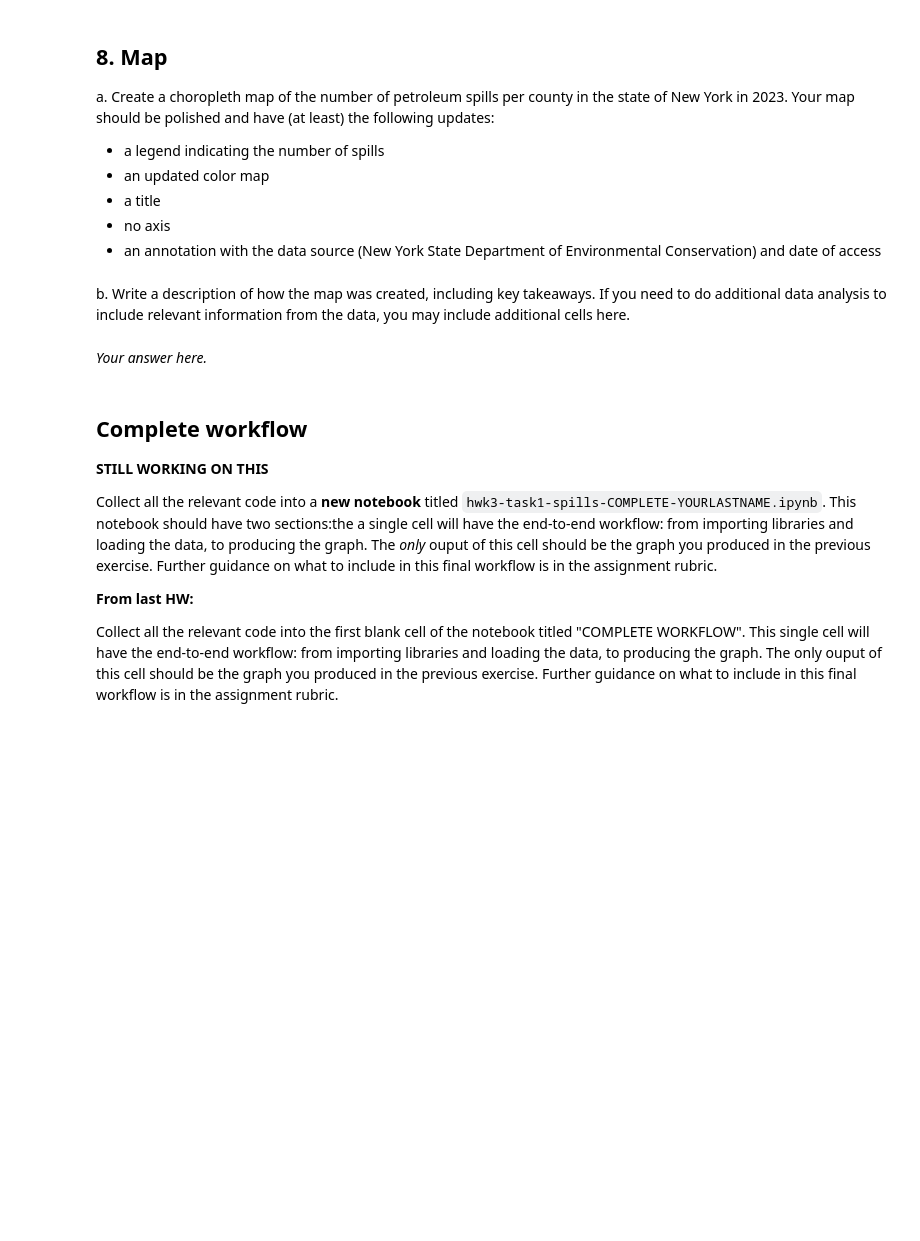
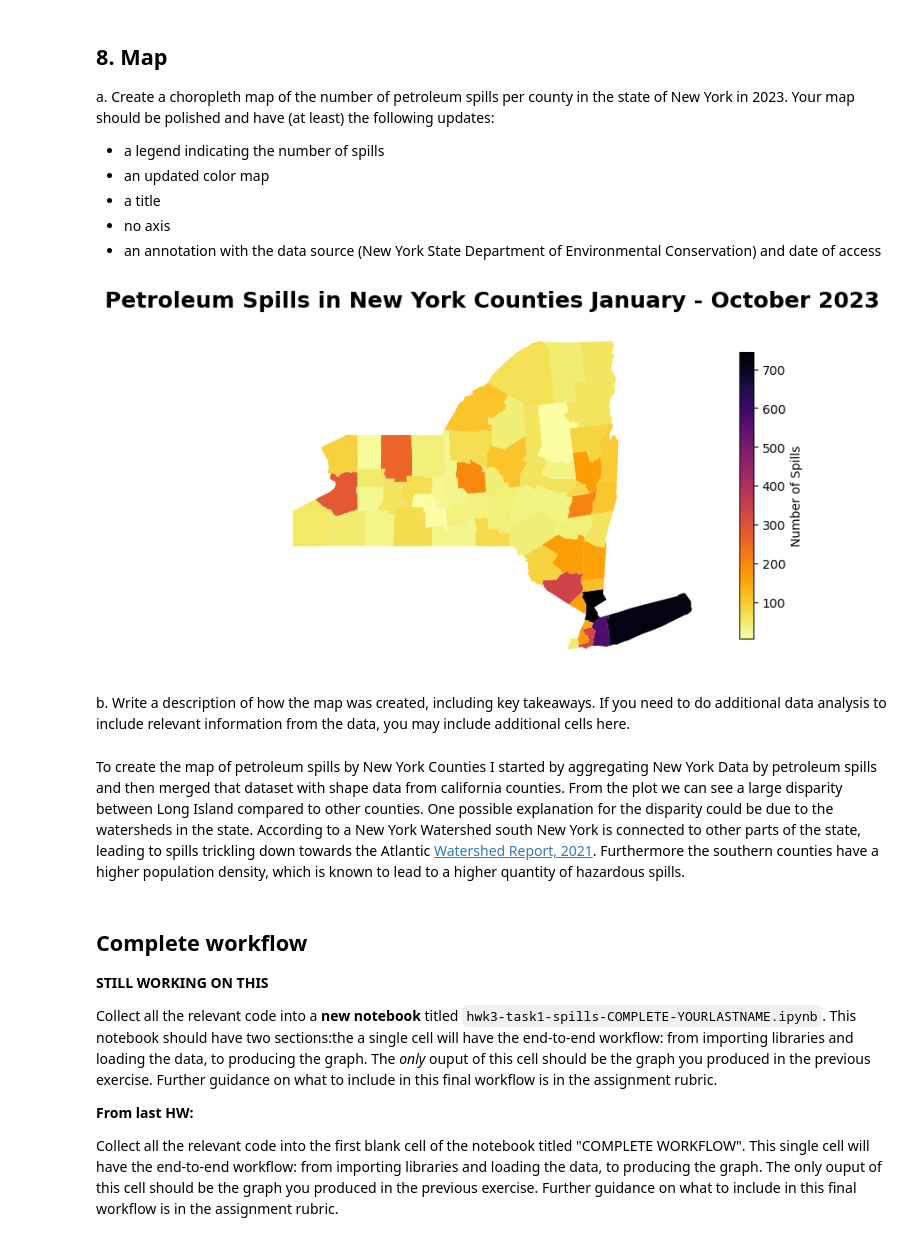
Before and after one commit to petervitale910/eds220-hwk3-petervitale, a Jupyter notebook: hwk3-task1-spills.ipynb, the cells around one changed output. Cells and saved outputs as stored; diff of their text form; code cells hidden in the pictures; blank space fills up the shorter version.

Commit message:
Add plot and update complete workflow

```diff
--- a/hwk3-task1-spills.ipynb
+++ b/hwk3-task1-spills.ipynb
@@ -375,3 +516,6 @@ e. What is the number of spills in 'Tuscarora Indian Reservation'?
 ### 7.B. Data updates
 
 In the next cell, update 'St Lawrence' to 'St. Lawrence' in `spills_per_county` data frame and Verify the update was successful.
+# %%
+spills_per_county.loc[spills_per_county['county']== 'St Lawrence', 'county'] = 'St. Lawrence'
+spills_per_county[spills_per_county['county']== 'St Lawrence']
@@ -381,3 +527,5 @@ In the next cell, update 'St Lawrence' to 'St. Lawrence' in `spills_per_county`
 In the following cells:
 
 a. Use this cell to make any other updates needed for making an inner join of the `spills_per_county` and `ny_counties`.
+# %%
+ny_counties = ny_counties.rename(columns = {'name':'county'})
@@ -384,10 +539,14 @@ a. Use this cell to make any other updates needed for making an inner join of th
 # %% [markdown]
 b. Over-write `ny_counties` as the  inner join of the `spills_per_county` and `ny_counties` dataframes.
+# %%
+ny_counties = pd.merge( ny_counties, spills_per_county, on= 'county', how='inner')
 # %% [markdown]
 
 From our previous exploration we know that Tuscarora Indian Reservation will not be in the join. Tuscarora Indian Reservation is located within Niagara county.
 
 c. Since the Tuscarora Indian Reservation does not appear in the `ny_counties` dataframe, add one spill to Niagara county. We will add a note about this in our final map. Add the cells you need to make this update **and** verify that the dataframe was updated.
+# %%
+ny_counties.loc[ny_counties['county'] == 'Niagara',['n_spills']]+=1
 # %% [markdown]
 ## 8. Map
 a. Create a choropleth map of the number of petroleum spills per county in the state of New York in 2023.
@@ -397,10 +556,40 @@ Your map should be polished and have (at least) the following updates:
 - a title
 - no axis
 - an annotation with the data source (New York State Department of Environmental Conservation) and date of access
+# %%
+import matplotlib.pyplot as plt
+fig, ax = plt.subplots(figsize=(8, 6))
+
+# Remove the axis for a cleaner map
+ax.axis('off')
+
+# Create choropleth map of communities
+# Plot with refined color and edge style
+ny_counties.plot(
+    ax=ax,
+    column='n_spills',
+    cmap='inferno_r',
+    legend=True,
+    linewidth=0.5,
+    legend_kwds={
+        "shrink": 0.7,
+        "pad": 0.05,
+        'label':'Number of Spills'
+    })
+
+# Add title and subtitle for better context
+ax.set_title('Petroleum Spills in New York Counties January - October 2023',
+             fontsize=18,
+             weight='bold',
+             pad=15)
+
+plt.show()
+# %% [output]
+[figure, added]
 # %% [markdown]
 b. Write a description of how the map was created, including key takeaways. If you need to do additional data analysis to include relevant information from the data, you may include additional cells here.
 # %% [markdown]
-*Your answer here.*
+To create the map of petroleum spills by New York Counties I started by aggregating New York Data by petroleum spills and then merged that dataset with shape data from california counties. From the plot we can see a large disparity between Long Island compared to other counties. One possible explanation for the disparity could be due to the watersheds in the state. According to a New York Watershed south New York is connected to other parts of the state, leading to spills trickling down towards the Atlantic [Watershed Report, 2021](https://wtny.us/watersheds-with-the-flow-july19-25-report.asp). Furthermore the southern counties have a higher population density, which is known to lead to a higher quantity of hazardous spills.
 # %% [markdown]
 ## Complete workflow
 
```
Also changed, not shown: parts of 28 cells of this notebook, 2 other files.
